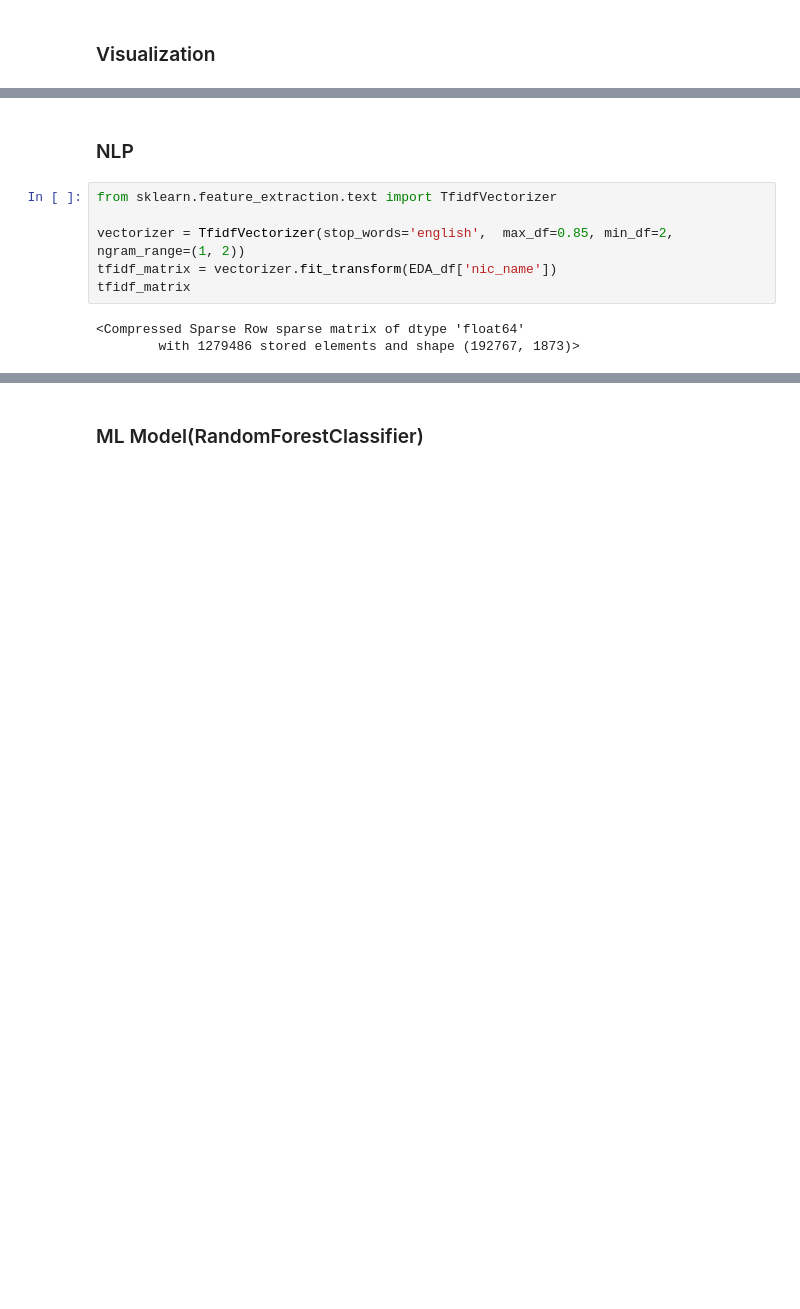
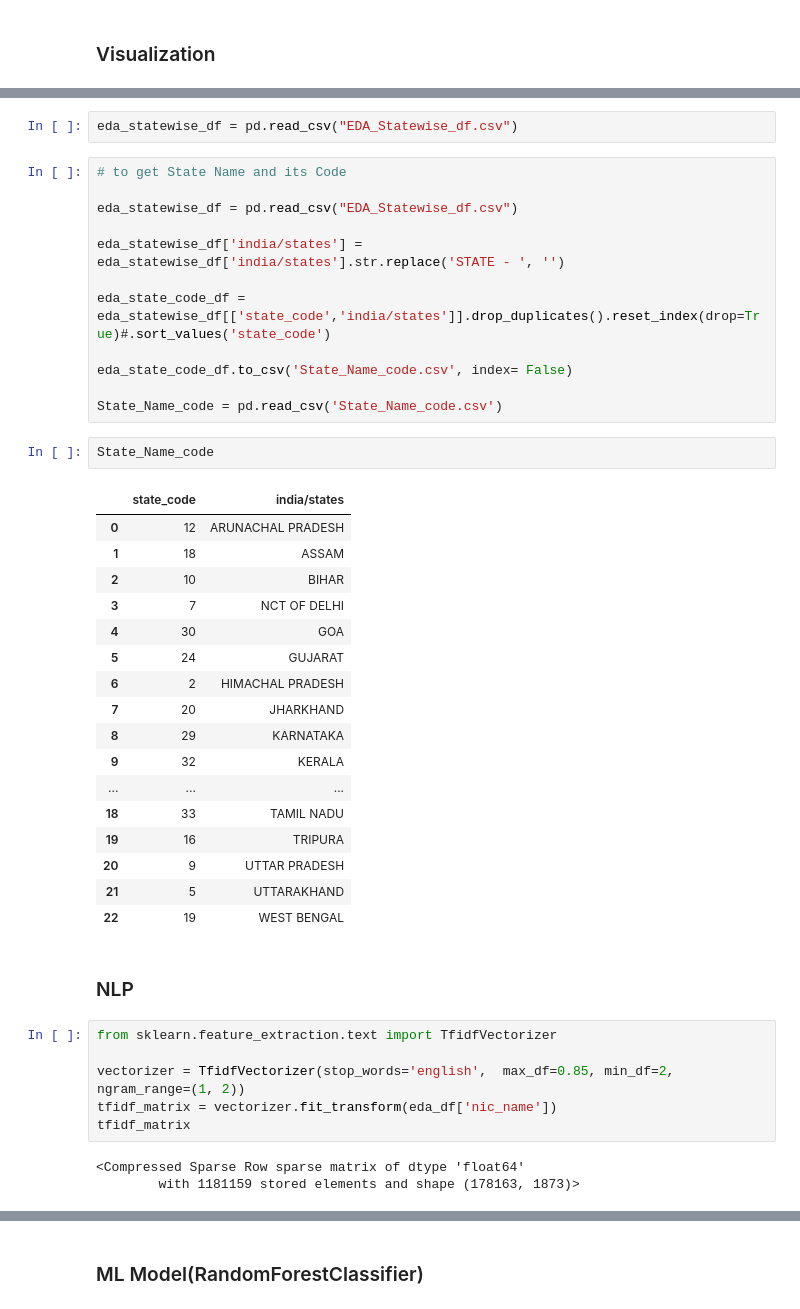
Before and after one commit to Thejasrajsathyamoorthy/Industrial-Human-Resources, a Jupyter notebook: HR_1.ipynb, the cells around one changed output, grey strips where cells are left out. Cells and saved outputs as stored; diff of their text form; blank space fills up the shorter version.

```diff
--- a/HR_1.ipynb
+++ b/HR_1.ipynb
@@ -224,14 +256,48 @@ dtype: int64
+# %%
+eda_statewise_df = pd.read_csv("EDA_Statewise_df.csv")
+# %%
+# to get State Name and its Code
+
+eda_statewise_df = pd.read_csv("EDA_Statewise_df.csv")
+
+eda_statewise_df['india/states'] = eda_statewise_df['india/states'].str.replace('STATE - ', '')
+
+eda_state_code_df = eda_statewise_df[['state_code','india/states']].drop_duplicates().reset_index(drop=True)#.sort_values('state_code')
+
+eda_state_code_df.to_csv('State_Name_code.csv', index= False)
+
+State_Name_code = pd.read_csv('State_Name_code.csv')
+# %%
+State_Name_code
+# %% [output]
+|  | state_code | india/states |
+| 0 | 12 | ARUNACHAL PRADESH |
+| 1 | 18 | ASSAM |
+| 2 | 10 | BIHAR |
+| 3 | 7 | NCT OF DELHI |
+| 4 | 30 | GOA |
+| 5 | 24 | GUJARAT |
+| 6 | 2 | HIMACHAL PRADESH |
+| 7 | 20 | JHARKHAND |
+| 8 | 29 | KARNATAKA |
+| 9 | 32 | KERALA |
+| ... | ... | ... |
+| 18 | 33 | TAMIL NADU |
+| 19 | 16 | TRIPURA |
+| 20 | 9 | UTTAR PRADESH |
+| 21 | 5 | UTTARAKHAND |
+| 22 | 19 | WEST BENGAL |
 # %% [markdown]
 ### NLP
 # %%
 from sklearn.feature_extraction.text import TfidfVectorizer
 
 vectorizer = TfidfVectorizer(stop_words='english',  max_df=0.85, min_df=2, ngram_range=(1, 2))
-tfidf_matrix = vectorizer.fit_transform(EDA_df['nic_name'])
+tfidf_matrix = vectorizer.fit_transform(eda_df['nic_name'])
 tfidf_matrix
 # %% [output]
 <Compressed Sparse Row sparse matrix of dtype 'float64'
-        with 1279486 stored elements and shape (192767, 1873)>
+        with 1181159 stored elements and shape (178163, 1873)>
 # %%
 from sklearn.cluster import KMeans
 
```
Also changed, not shown: parts of 31 cells of this notebook, 21 other files.
